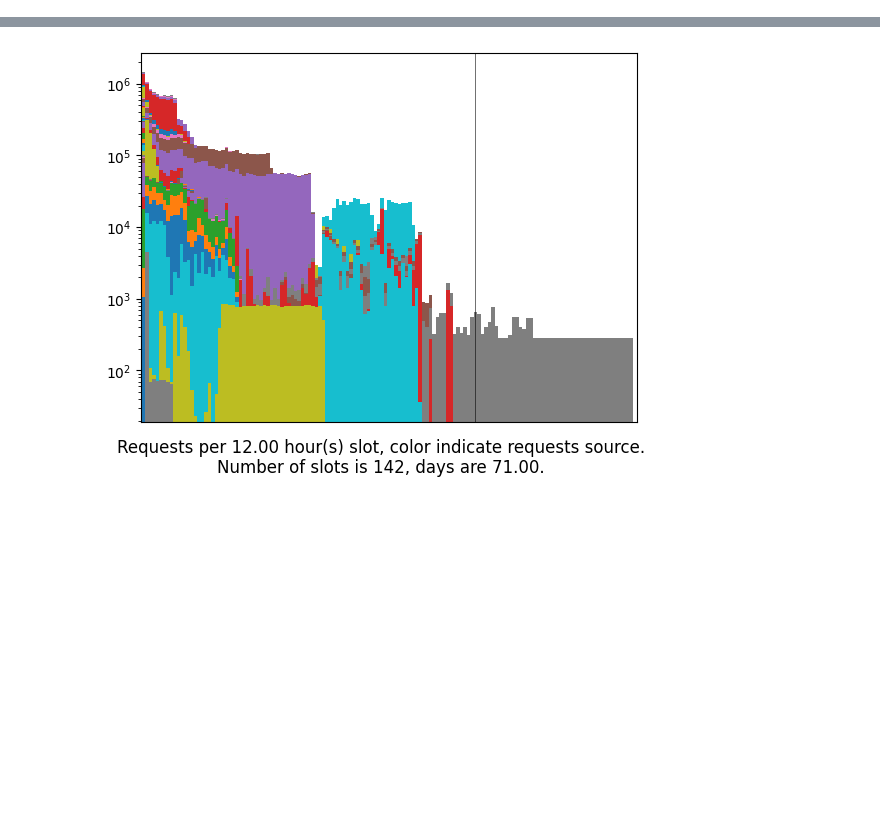
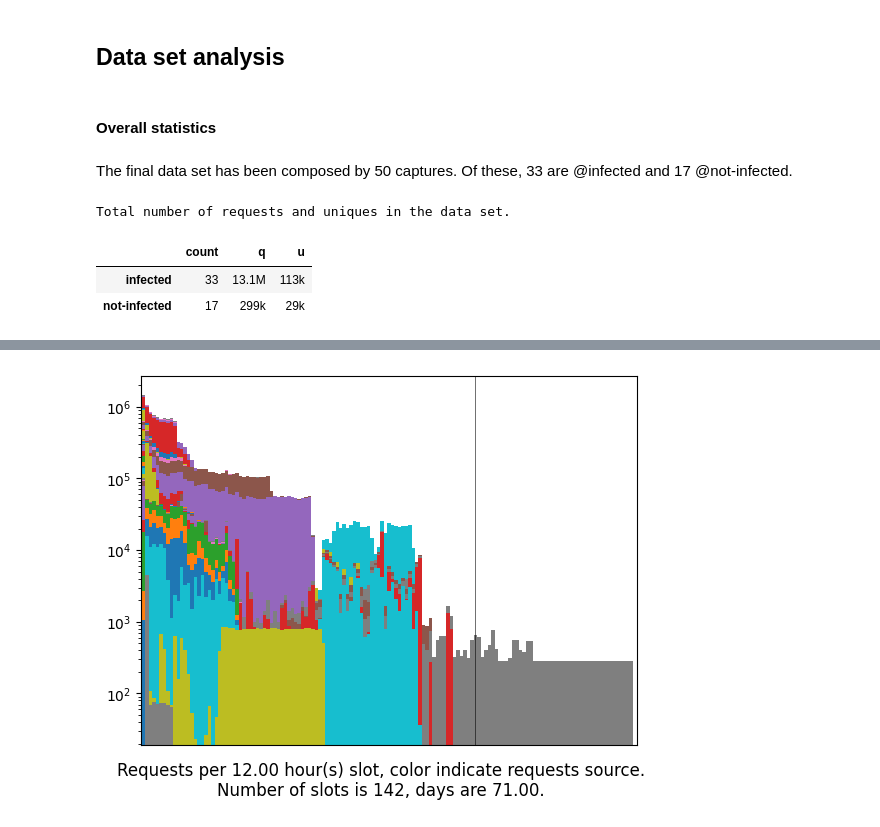
Before and after one commit to princio/dga-detection-analysis-framework, a Jupyter notebook: ml/windows_time.ipynb, the cells around one changed output, grey strips where cells are left out. Cells and saved outputs as stored; diff of their text form; code cells hidden in the pictures; blank space fills up the shorter version.

```diff
--- a/ml/windows_time.ipynb
+++ b/ml/windows_time.ipynb
@@ -82,3 +107,40 @@ Further advantages are:
 - Use of SQL language.
 - Better data management related to a test-bed made of *sparse* CSV.
 - Each capture insterted into the Database follow the same data processing steps and fits into the database data structure.
+# %% [markdown]
+## Data set analysis
+# %%
+
+pp("#### Overall statistics")
+
+DF = pd.read_sql(f"""
+    SELECT
+        PCAP.*,
+        MW.DGA
+    FROM PCAP
+    JOIN MALWARE AS MW
+    ON MW.ID = PCAP.MALWARE_ID
+    WHERE PCAP.DATASET = '{DATASET}'
+""", database.engine)
+
+DF["dga"] = DF["dga"].replace([0,2], ["not-infected", "infected"])
+
+tmp = DF.rename(columns={"id": "count"})[["count", "q", "u", "dga"]]\
+        .groupby("dga")\
+        .agg({"count": "count", "q": "sum", "u": "sum"})
+tmp.index.rename(None, inplace=True)
+
+pp(
+    f"The final data set has been composed by {DF.shape[0]} captures. "\
+    f"Of these, {tmp.loc["infected", "count"]} are @infected and "\
+    f"{tmp.loc["not-infected", "count"]} @not-infected.\n"
+)
+
+pt(tmp.map(lambda x: qq.Quantity(x).render(prec=2)), width="340px", caption="Total number of requests and uniques in the data set.")
+# %% [output]
+#### Overall statistics
+The final data set has been composed by 50 captures. Of these, 33 are @infected and 17 @not-infected.
+Total number of requests and uniques in the data set.
+|  | count | q | u |
+| infected | 33 | 13.1M | 113k |
+| not-infected | 17 | 299k | 29k |
```
Also changed, not shown: parts of 7 cells of this notebook.
